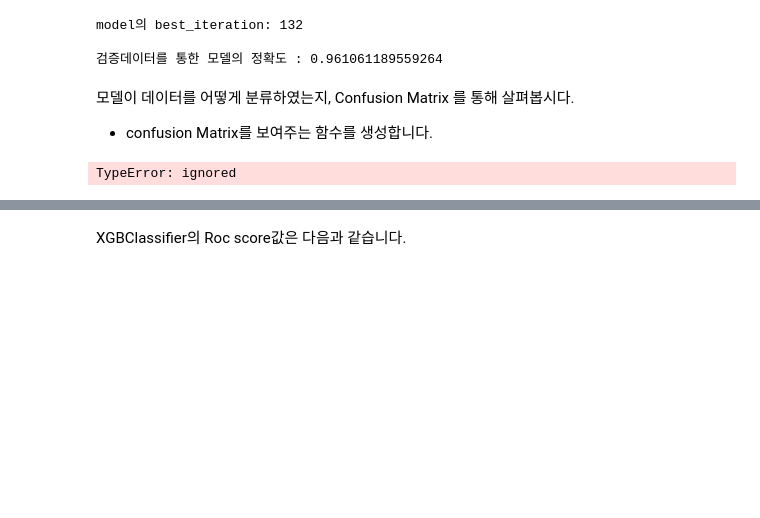
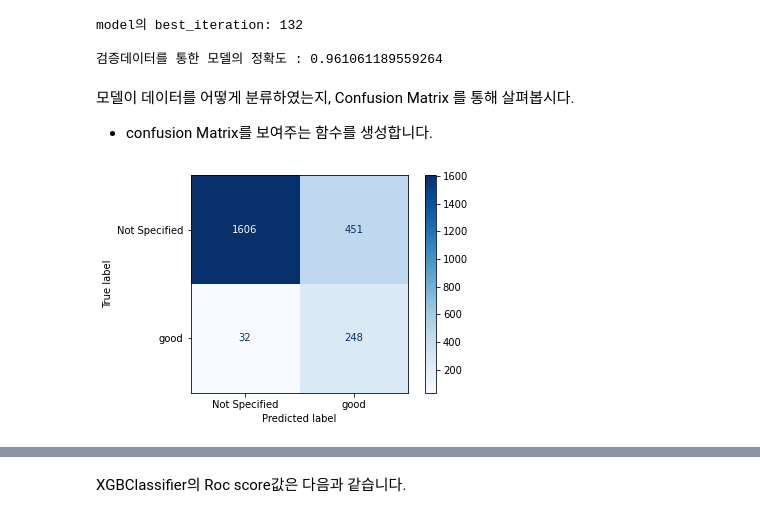
Before and after one commit to 00150/AI_07_JYP_Project_section_02, a Jupyter notebook: Used_car_modeling.ipynb, the cells around one changed output, grey strips where cells are left out. Drawn from its saved outputs; the diff is of its cells as text; code cells hidden in the pictures; blank space fills up the shorter version.

```diff
--- a/Used_car_modeling.ipynb
+++ b/Used_car_modeling.ipynb
@@ -549,25 +546,37 @@ def plot_confusion_matrix(model, X_val_encoded, y_val):
    # 별다른 이상이 존재하지 않을 때
   try :
     if isinstance(model, XGBClassifier):
+
+      # best_iteration으로 생성합니다.
       y_pred = model.predict(X_val_encoded, iteration_range = (0, model.best_iteration))
 
     else:
       y_pred = model.predict(X_val_encoded)
 
-    # 시각화
-    cm = confusion_matrix(y_val, y_pred)
-    disp = confusion_matrix(y_val, y_pred)
-    disp.plot(cmap = 'Blues')
-    plt.show()
-
   # typeError 발생시
   except TypeError as te :
+
+    # 타겟 데이터 type 변환
     print(f'타겟 :TypeError 이므로 변환을 시도합니다.')
-    X_val_encoded_mapped
+    X_val_encoded_mapped = X_val_encoded.replaced(['Not Specified' 'good'], [0,1])
+    print(f'타겟 변경 완료 : {X_val_encoded_mapped.unique()}(Not Specified => 0,  good=> 1)')
+
+    if isinstance(model, XGBClassifier):
+      y_pred = model.predict(X_val_encoded, iteration_range=(0, model.best_iteration))
+
+    else:
+      y_pred = model.predict(X_val_encoded)
+
+  cm = confusion_matrix(y_val, y_pred, labels = model.classes_)
+  disp = ConfusionMatrixDisplay(confusion_matrix = cm,
+                                display_labels = model.classes_)
+
+  disp.plot(cmap = 'Blues')
+  plt.show()
 # %%
-plot_confusion_matrix(model, X_val_encoded, y_val)
+plot_confusion_matrix(pipe, X_val_encoded, y_val)
 # %% [output]
-TypeError: ignored
+[figure, added]
 # %%
 # 필요한 라이브러리를 가져옵니다.
 from sklearn.metrics import confusion_matrix, ConfusionMatrixDisplay
```
Also changed, not shown: parts of 4 cells of this notebook.
